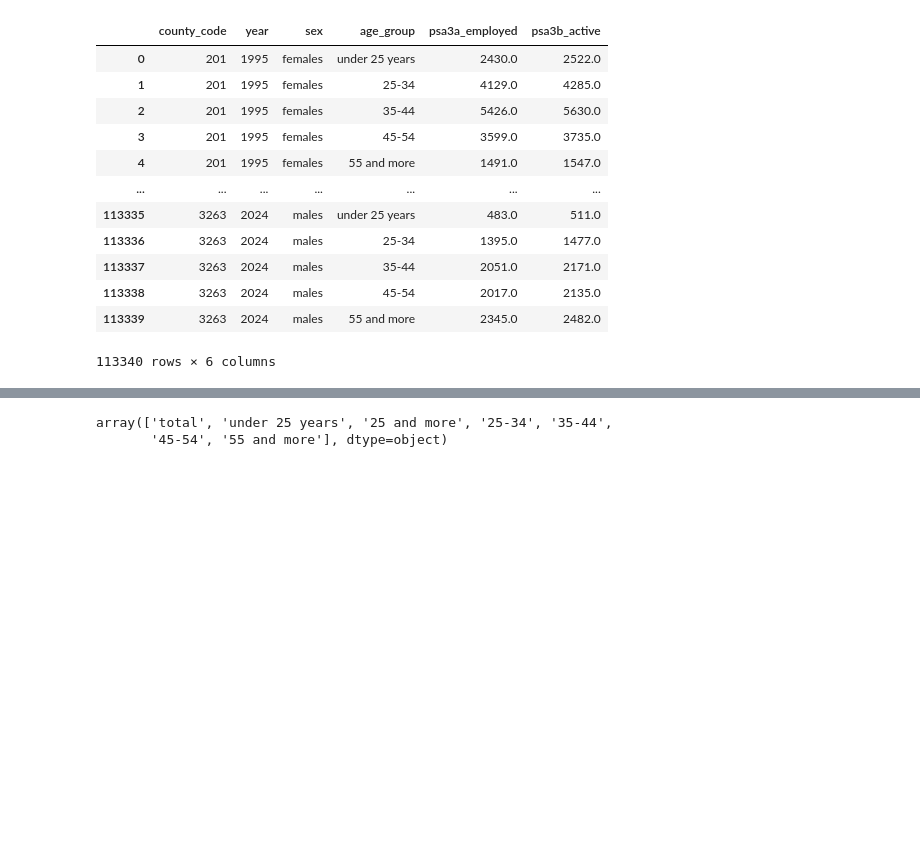
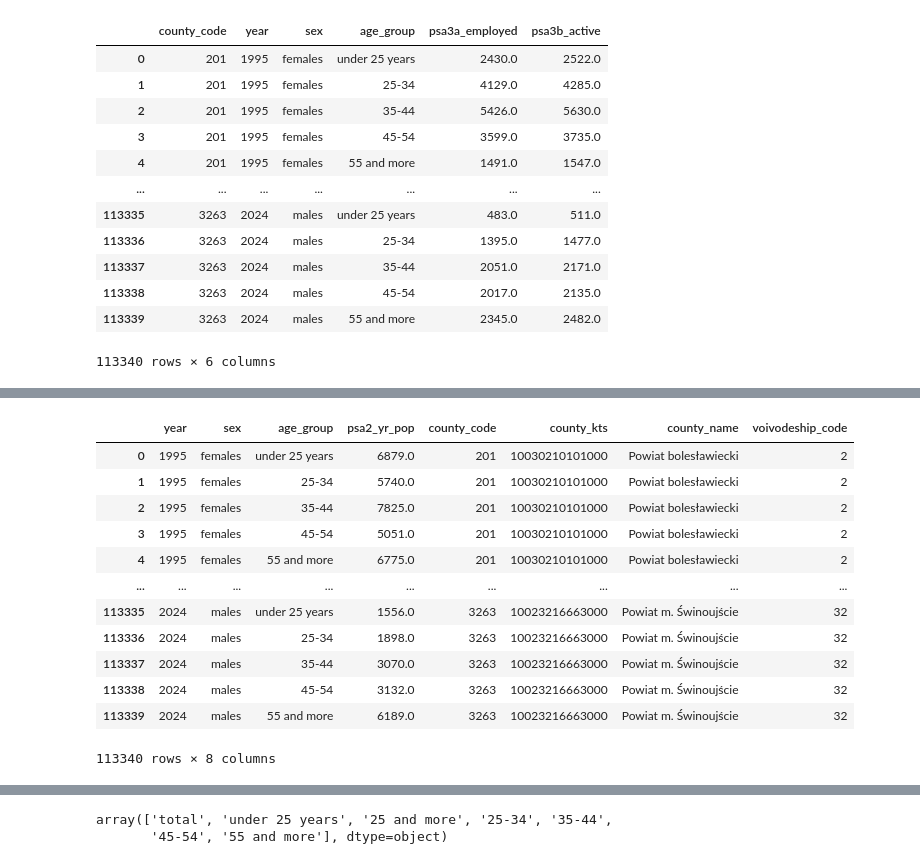
Before and after one commit to harrisonluff/Group_Project_Y3, a Jupyter notebook: notebooks/analysis/03_01_population_outcome.ipynb, the cells around one changed output, grey strips where cells are left out. Drawn from its saved outputs; the diff is of its cells as text; code cells hidden in the pictures; blank space fills up the shorter version.

```diff
--- a/notebooks/analysis/03_01_population_outcome.ipynb
+++ b/notebooks/analysis/03_01_population_outcome.ipynb
@@ -1041,0 +1050,24 @@ psa_option3
+# %%
+# First need to build base of option 4 - this will be p2137 (option 2) merged with voi (from county_code)
+psa_option4 = psa_option2.merge(
+    county_codes,
+    how="left",
+    on="county_code"
+)
+psa_option4["voivodeship_code"] = psa_option4["county_kts"].apply(lambda x: int(str(x)[4:6]))
+
+psa_option4
+# %% [output]
+|  | year | sex | age_group | psa2_yr_pop | county_code | county_kts | county_name | voivodeship_code |
+| 0 | 1995 | females | under 25 years | 6879.0 | 201 | 10030210101000 | Powiat bolesławiecki | 2 |
+| 1 | 1995 | females | 25-34 | 5740.0 | 201 | 10030210101000 | Powiat bolesławiecki | 2 |
+| 2 | 1995 | females | 35-44 | 7825.0 | 201 | 10030210101000 | Powiat bolesławiecki | 2 |
+| 3 | 1995 | females | 45-54 | 5051.0 | 201 | 10030210101000 | Powiat bolesławiecki | 2 |
+| 4 | 1995 | females | 55 and more | 6775.0 | 201 | 10030210101000 | Powiat bolesławiecki | 2 |
+| ... | ... | ... | ... | ... | ... | ... | ... | ... |
+| 113335 | 2024 | males | under 25 years | 1556.0 | 3263 | 10023216663000 | Powiat m. Świnoujście | 32 |
+| 113336 | 2024 | males | 25-34 | 1898.0 | 3263 | 10023216663000 | Powiat m. Świnoujście | 32 |
+| 113337 | 2024 | males | 35-44 | 3070.0 | 3263 | 10023216663000 | Powiat m. Świnoujście | 32 |
+| 113338 | 2024 | males | 45-54 | 3132.0 | 3263 | 10023216663000 | Powiat m. Świnoujście | 32 |
+| 113339 | 2024 | males | 55 and more | 6189.0 | 3263 | 10023216663000 | Powiat m. Świnoujście | 32 |
+113340 rows × 8 columns
```
Also changed, not shown: parts of 4 cells of this notebook.
